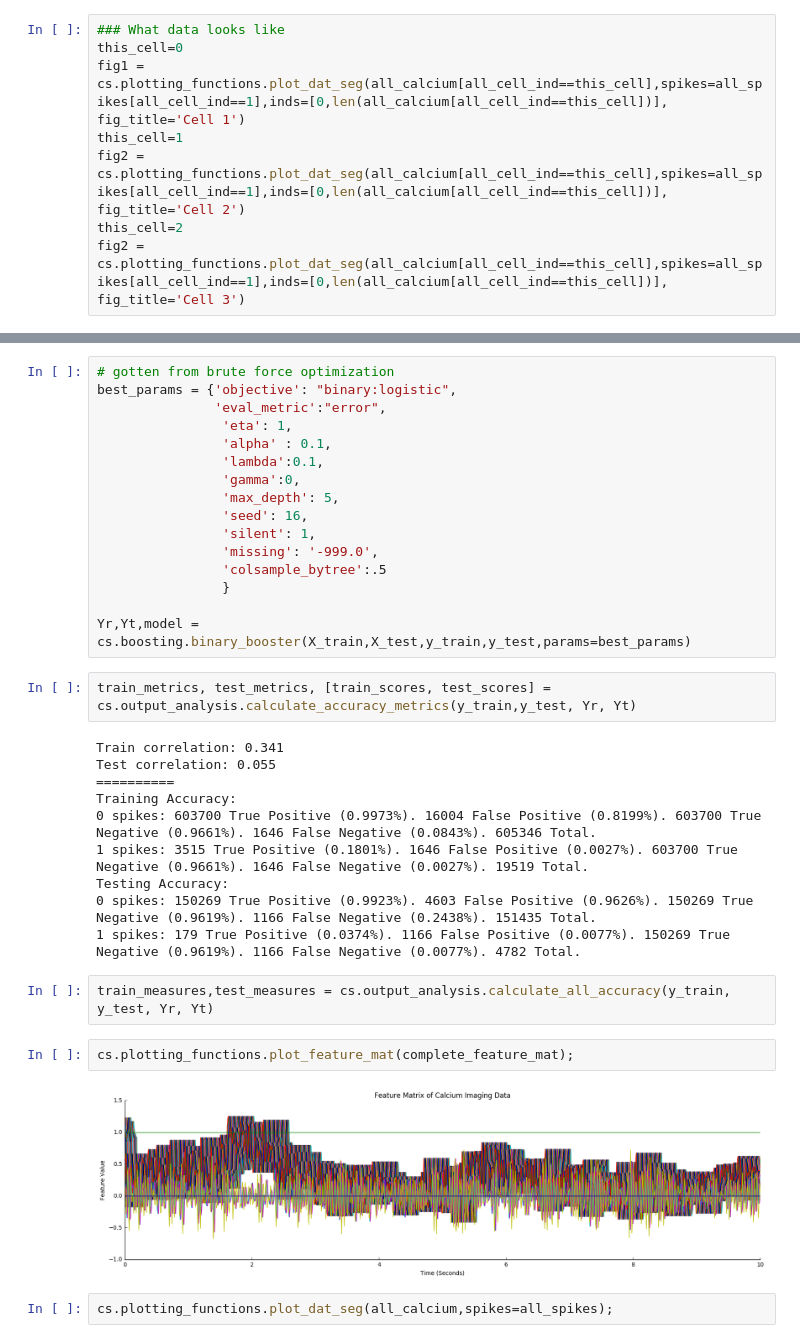
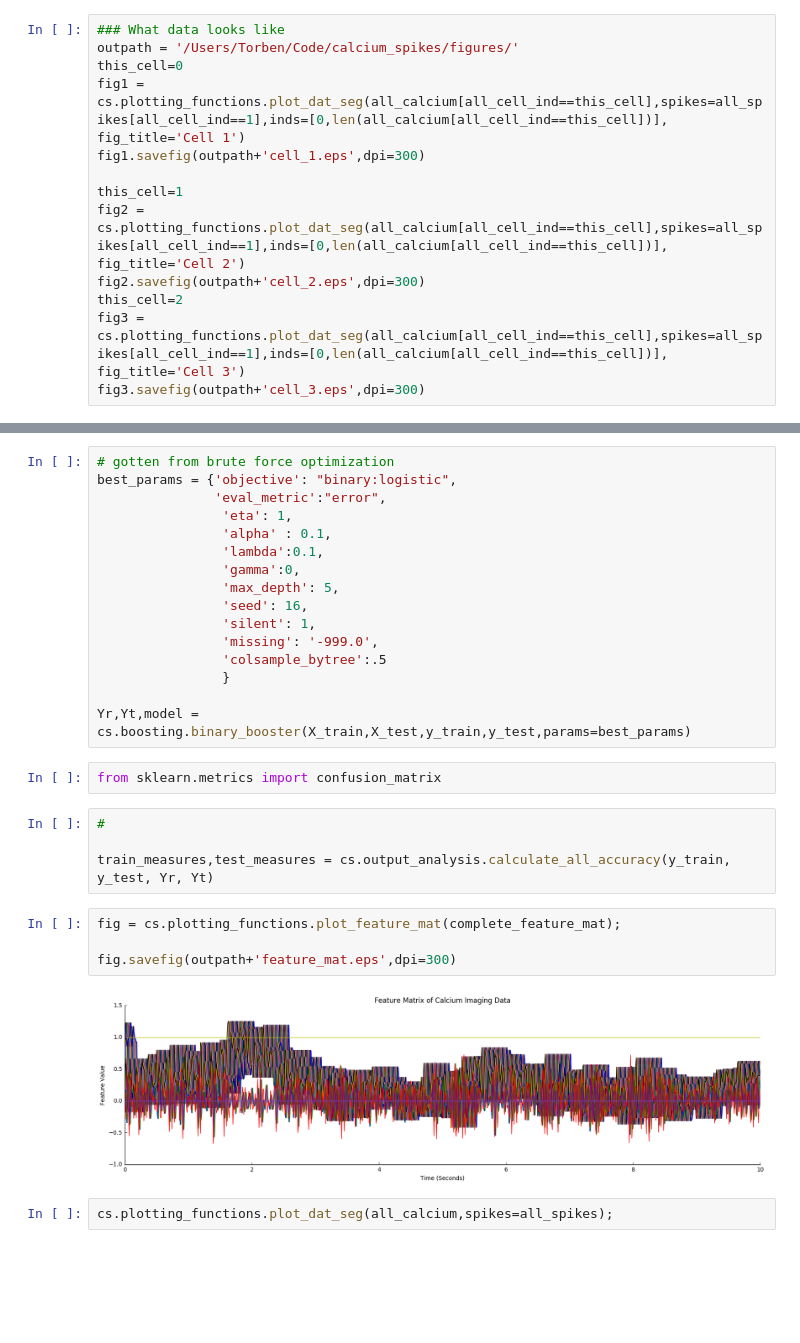
Before and after one commit to torbenator/calcium_spikes, a Jupyter notebook: demo.ipynb, the cells around one changed output, grey strips where cells are left out. Cells and saved outputs as stored; diff of their text form; blank space fills up the shorter version.

```diff
--- a/demo.ipynb
+++ b/demo.ipynb
@@ -21,12 +22,17 @@ all_cell_ind = all_dat[5]
 22 cells loaded
 # %%
 ### What data looks like
+outpath = '/Users/Torben/Code/calcium_spikes/figures/'
 this_cell=0
 fig1 = cs.plotting_functions.plot_dat_seg(all_calcium[all_cell_ind==this_cell],spikes=all_spikes[all_cell_ind==1],inds=[0,len(all_calcium[all_cell_ind==this_cell])], fig_title='Cell 1')
+fig1.savefig(outpath+'cell_1.eps',dpi=300)
+
 this_cell=1
 fig2 = cs.plotting_functions.plot_dat_seg(all_calcium[all_cell_ind==this_cell],spikes=all_spikes[all_cell_ind==1],inds=[0,len(all_calcium[all_cell_ind==this_cell])], fig_title='Cell 2')
+fig2.savefig(outpath+'cell_2.eps',dpi=300)
 this_cell=2
-fig2 = cs.plotting_functions.plot_dat_seg(all_calcium[all_cell_ind==this_cell],spikes=all_spikes[all_cell_ind==1],inds=[0,len(all_calcium[all_cell_ind==this_cell])], fig_title='Cell 3')
+fig3 = cs.plotting_functions.plot_dat_seg(all_calcium[all_cell_ind==this_cell],spikes=all_spikes[all_cell_ind==1],inds=[0,len(all_calcium[all_cell_ind==this_cell])], fig_title='Cell 3')
+fig3.savefig(outpath+'cell_3.eps',dpi=300)
 # %% [output]
 [figure]
 [figure]
@@ -54,24 +59,18 @@ best_params = {'objective': "binary:logistic",
                 }
 
 Yr,Yt,model = cs.boosting.binary_booster(X_train,X_test,y_train,y_test,params=best_params)
+# %%
+from sklearn.metrics import confusion_matrix
 # %%
-train_metrics, test_metrics, [train_scores, test_scores] = cs.output_analysis.calculate_accuracy_metrics(y_train,y_test, Yr, Yt)
+#
+
+train_measures,test_measures = cs.output_analysis.calculate_all_accuracy(y_train, y_test, Yr, Yt)
-# %% [output]
-Train correlation: 0.341
-Test correlation: 0.055
-==========
-Training Accuracy:
-0 spikes: 603700 True Positive (0.9973%). 16004 False Positive (0.8199%). 603700 True Negative (0.9661%). 1646 False Negative (0.0843%). 605346 Total.
-1 spikes: 3515 True Positive (0.1801%). 1646 False Positive (0.0027%). 603700 True Negative (0.9661%). 1646 False Negative (0.0027%). 19519 Total.
-Testing Accuracy:
-0 spikes: 150269 True Positive (0.9923%). 4603 False Positive (0.9626%). 150269 True Negative (0.9619%). 1166 False Negative (0.2438%). 151435 Total.
-1 spikes: 179 True Positive (0.0374%). 1166 False Positive (0.0077%). 150269 True Negative (0.9619%). 1166 False Negative (0.0077%). 4782 Total.
-# %%
-train_measures,test_measures = cs.output_analysis.calculate_all_accuracy(y_train, y_test, Yr, Yt)
-# %%
-cs.plotting_functions.plot_feature_mat(complete_feature_mat);
-# %% [output]
-[figure, removed]
+# %%
+fig = cs.plotting_functions.plot_feature_mat(complete_feature_mat);
+
+fig.savefig(outpath+'feature_mat.eps',dpi=300)
+# %% [output]
+[figure, added]
 # %%
 cs.plotting_functions.plot_dat_seg(all_calcium,spikes=all_spikes);
 # %% [output]
```
Also changed, not shown: parts of 11 cells of this notebook, 7 other files.
